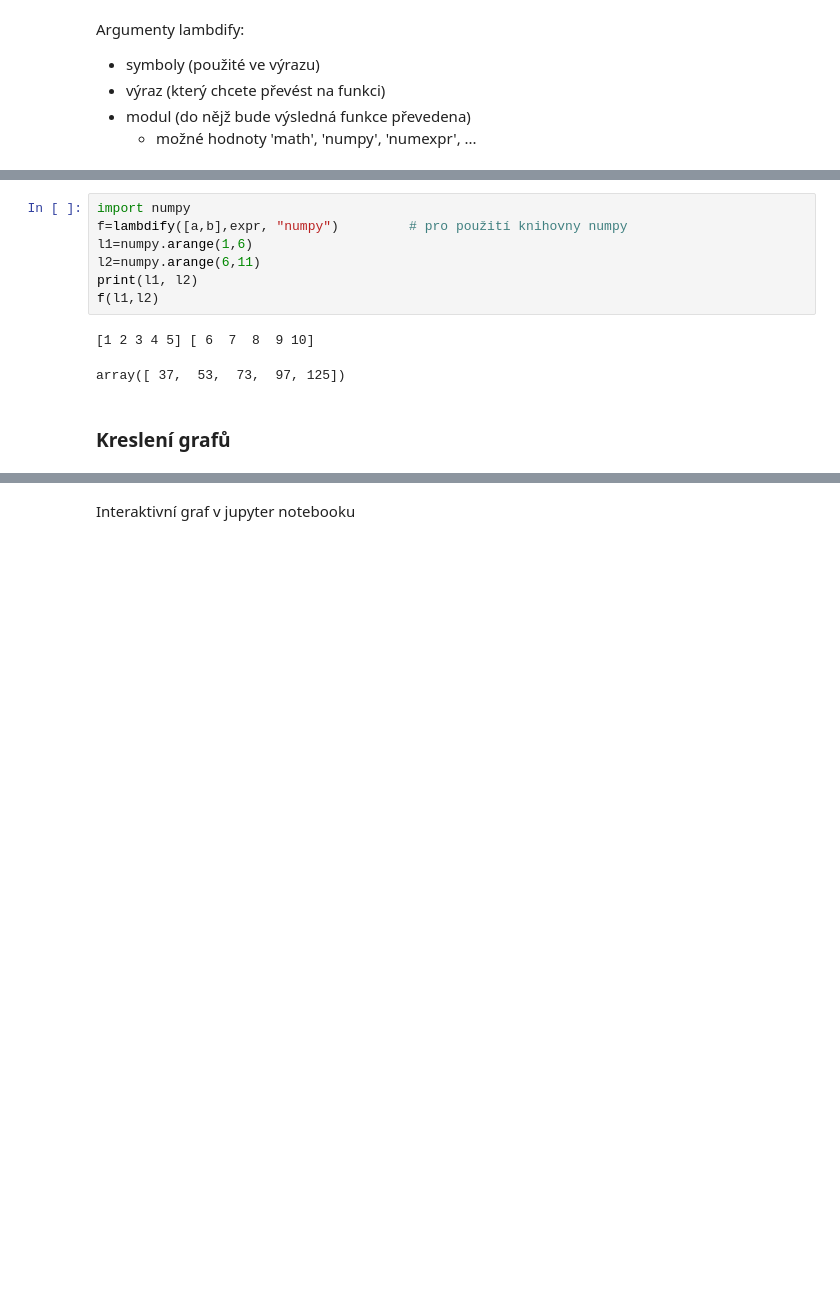
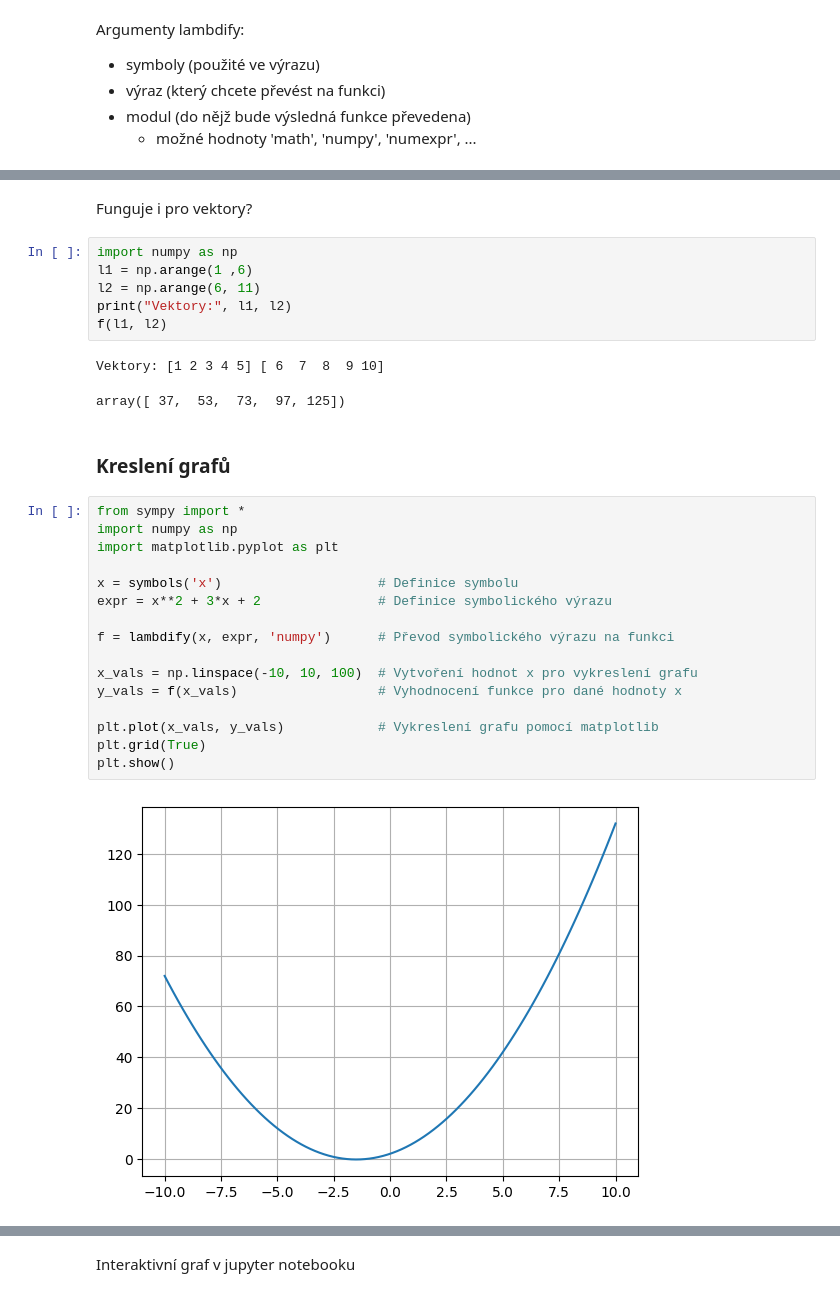
Before and after one commit to pkbcz/MSW2, a Jupyter notebook: 03a SymPy.ipynb, the cells around one changed output, grey strips where cells are left out. Saved outputs shown, nothing was run; the diff lists cells and outputs as text; blank space fills up the shorter version.

```diff
--- a/03a SymPy.ipynb
+++ b/03a SymPy.ipynb
@@ -727,14 +841,33 @@ f(2,3)
 # %% [output]
 13
+# %% [markdown]
+Funguje i pro vektory?
 # %%
-import numpy
-f=lambdify([a,b],expr, "numpy")         # pro použití knihovny numpy
-l1=numpy.arange(1,6)
-l2=numpy.arange(6,11)
-print(l1, l2)
-f(l1,l2)
+import numpy as np
+l1 = np.arange(1 ,6)
+l2 = np.arange(6, 11)
+print("Vektory:", l1, l2)
+f(l1, l2)
 # %% [output]
-[1 2 3 4 5] [ 6  7  8  9 10]
+Vektory: [1 2 3 4 5] [ 6  7  8  9 10]
 array([ 37,  53,  73,  97, 125])
 # %% [markdown]
 ### Kreslení grafů
+# %%
+from sympy import *
+import numpy as np
+import matplotlib.pyplot as plt
+
+x = symbols('x')                    # Definice symbolu
+expr = x**2 + 3*x + 2               # Definice symbolického výrazu
+
+f = lambdify(x, expr, 'numpy')      # Převod symbolického výrazu na funkci
+
+x_vals = np.linspace(-10, 10, 100)  # Vytvoření hodnot x pro vykreslení grafu
+y_vals = f(x_vals)                  # Vyhodnocení funkce pro dané hodnoty x
+
+plt.plot(x_vals, y_vals)            # Vykreslení grafu pomocí matplotlib
+plt.grid(True)
+plt.show()
+# %% [output]
+[figure, added]
```
Also changed, not shown: parts of 54 cells of this notebook, 3 other files.
